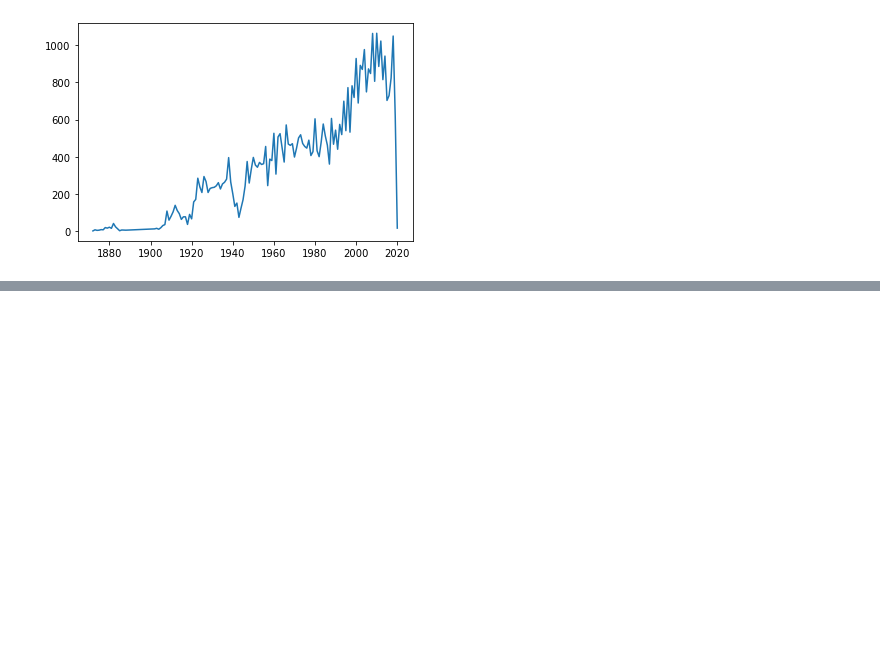
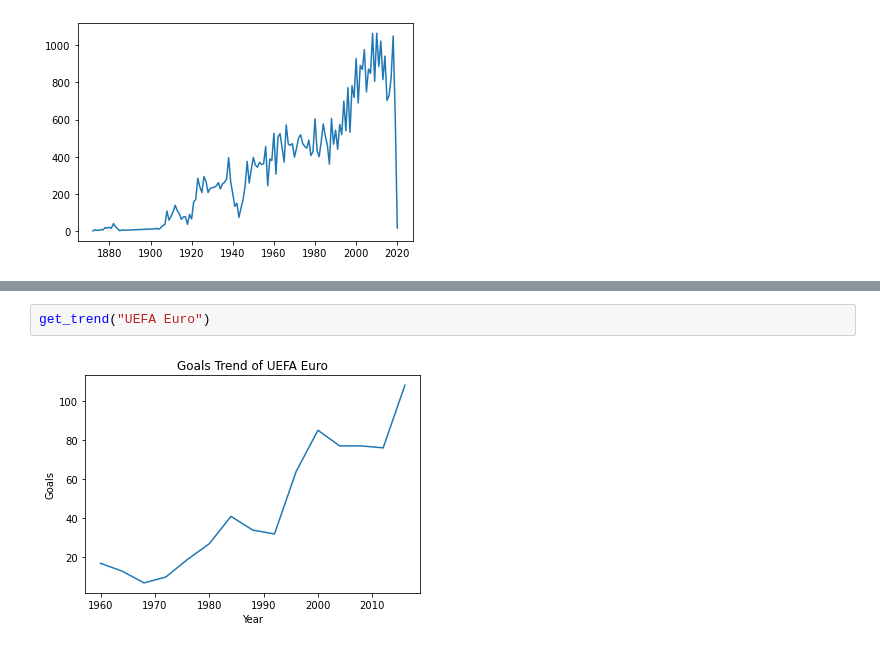
Before and after one commit to rahulsinha1/Data-Mining-on-International-Football-Results, a Jupyter notebook: zhiwei/Analyze_tournament_trend_predict.ipynb, the cells around one changed output, grey strips where cells are left out. Drawn from its saved outputs; the diff is of its cells as text; blank space fills up the shorter version.

```diff
--- a/zhiwei/Analyze_tournament_trend_predict.ipynb
+++ b/zhiwei/Analyze_tournament_trend_predict.ipynb
@@ -97,0 +153,4 @@ plt.plot(y)
+# %%
+get_trend("UEFA Euro")
+# %% [output]
+[figure, added]
```
Also changed, not shown: parts of 32 cells of this notebook.
